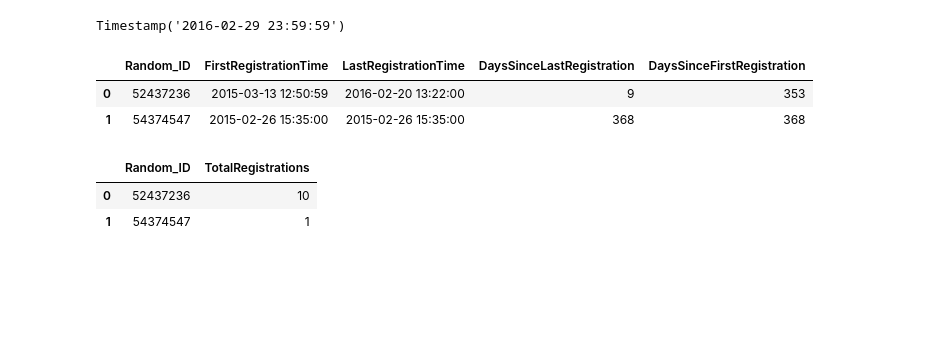
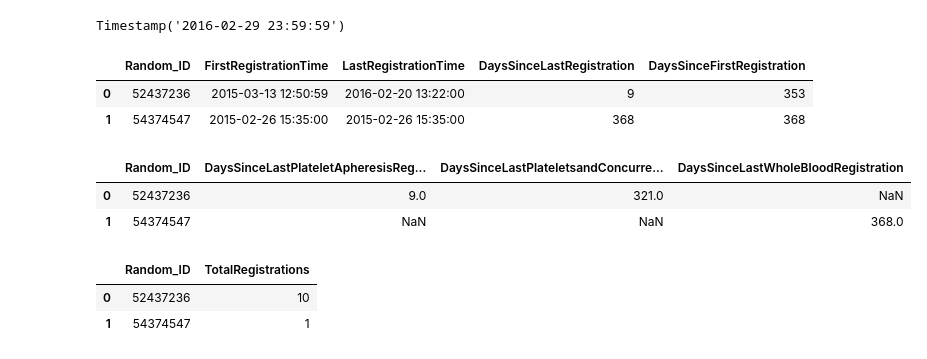
Before and after one commit to arthurnw/blood-donor-propensity-inventory, a Jupyter notebook: notebooks/exploration.ipynb, the cells around one changed output. Cells and saved outputs as stored; diff of their text form; code cells hidden in the pictures; blank space fills up the shorter version.

Commit message:
Added code to calculate recency by donation type

```diff
--- a/notebooks/exploration.ipynb
+++ b/notebooks/exploration.ipynb
@@ -149,6 +149,19 @@ recency
 |  | Random_ID | FirstRegistrationTime | LastRegistrationTime | DaysSinceLastRegistration | DaysSinceFirstRegistration |
 | 0 | 52437236 | 2015-03-13 12:50:59 | 2016-02-20 13:22:00 | 9 | 353 |
 | 1 | 54374547 | 2015-02-26 15:35:00 | 2015-02-26 15:35:00 | 368 | 368 |
+# %%
+# Calculate recency by DonationType for eligibility calculations
+recency_type = cutoff_history.groupby(by=['Random_ID', 'DonationType'], as_index=False) \
+                             .agg({'RegistrationTime': 'max'}).rename(columns={'RegistrationTime': 'LastRegistrationTime'})
+recency_type['DaysSinceLastRegistration'] = recency_type['LastRegistrationTime'].apply(lambda c: (cutoff - c).days)
+recency_type = recency_type.pivot(index='Random_ID', columns='DonationType', values='DaysSinceLastRegistration') \
+                          .reset_index().rename_axis(None, axis=1)  # Make Random_ID a column; remove index name
+recency_type.columns= ['Random_ID'] + ['DaysSinceLast' + col_name.replace(' ', '') + 'Registration' for col_name in recency_type.columns if col_name != 'Random_ID']
+recency_type
+# %% [output]
+|  | Random_ID | DaysSinceLastPlateletApheresisReg... | DaysSinceLastPlateletsandConcurre... | DaysSinceLastWholeBloodRegistration |
+| 0 | 52437236 | 9.0 | 321.0 | NaN |
+| 1 | 54374547 | NaN | NaN | 368.0 |
 # %%
 # Calculate frequency: number of registrations for donation in the history period
 frequency = cutoff_history.groupby(by='Random_ID', as_index=False).agg({'RegistrationTime': 'count'}).rename(columns={'RegistrationTime': 'PastRegistrations'})
```
Also changed, not shown: parts of 1 cell of this notebook, 1 other file.
